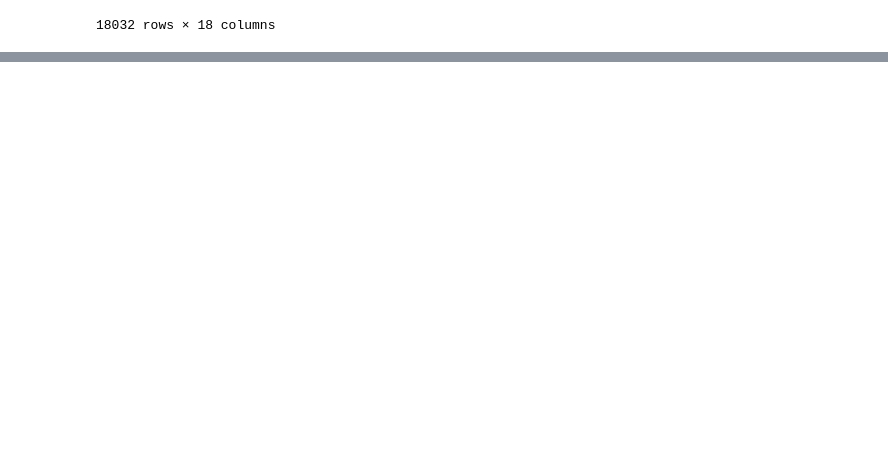
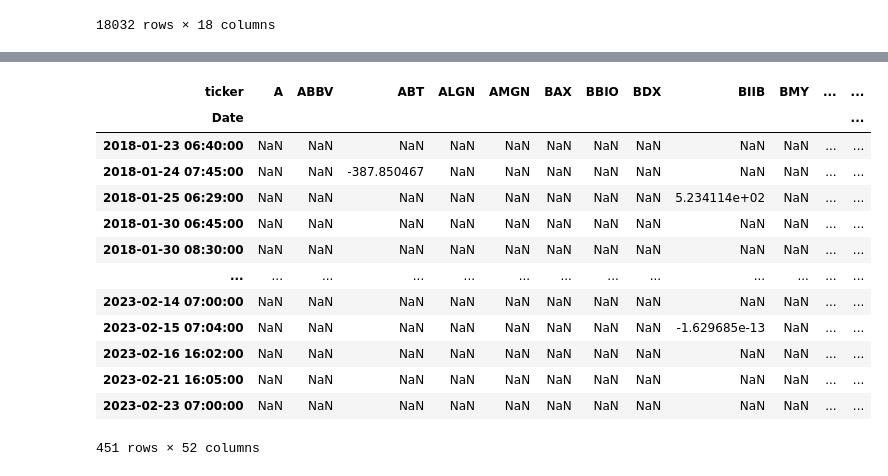
Before and after one commit to shreyjain-uchicago/ProjectLab_Spring-24_HullTactical, a Jupyter notebook: options_analysis sectors.ipynb, the cells around one changed output, grey strips where cells are left out. Cells and saved outputs as stored; diff of their text form; code cells hidden in the pictures; blank space fills up the shorter version.

```diff
--- a/options_analysis sectors.ipynb
+++ b/options_analysis sectors.ipynb
@@ -445,0 +470,3 @@ plt.show()
+# %%
+df_Health_Care.set_index('Date', inplace=True)
+df_Health_Care.head(1)
@@ -445,0 +477,19 @@ plt.show()
+# %%
+# Pivot the DataFrame to get 'ticker' as columns and 'straddle_pnl' as values
+result_health = df_Health_Care.pivot_table(index='Date', columns='ticker', values='straddle_pnl', aggfunc='first')
+display(result_health)
+# %% [output]
+| ticker | A | ABBV | ABT | ALGN | AMGN | BAX | BBIO | BDX | BIIB | BMY | ... | ... |
+| Date |  |  |  |  |  |  |  |  |  |  |  | ... |
+| 2018-01-23 06:40:00 | NaN | NaN | NaN | NaN | NaN | NaN | NaN | NaN | NaN | NaN | ... | ... |
+| 2018-01-24 07:45:00 | NaN | NaN | -387.850467 | NaN | NaN | NaN | NaN | NaN | NaN | NaN | ... | ... |
+| 2018-01-25 06:29:00 | NaN | NaN | NaN | NaN | NaN | NaN | NaN | NaN | 5.234114e+02 | NaN | ... | ... |
+| 2018-01-30 06:45:00 | NaN | NaN | NaN | NaN | NaN | NaN | NaN | NaN | NaN | NaN | ... | ... |
+| 2018-01-30 08:30:00 | NaN | NaN | NaN | NaN | NaN | NaN | NaN | NaN | NaN | NaN | ... | ... |
+| ... | ... | ... | ... | ... | ... | ... | ... | ... | ... | ... | ... | ... |
+| 2023-02-14 07:00:00 | NaN | NaN | NaN | NaN | NaN | NaN | NaN | NaN | NaN | NaN | ... | ... |
+| 2023-02-15 07:04:00 | NaN | NaN | NaN | NaN | NaN | NaN | NaN | NaN | -1.629685e-13 | NaN | ... | ... |
+| 2023-02-16 16:02:00 | NaN | NaN | NaN | NaN | NaN | NaN | NaN | NaN | NaN | NaN | ... | ... |
+| 2023-02-21 16:05:00 | NaN | NaN | NaN | NaN | NaN | NaN | NaN | NaN | NaN | NaN | ... | ... |
+| 2023-02-23 07:00:00 | NaN | NaN | NaN | NaN | NaN | NaN | NaN | NaN | NaN | NaN | ... | ... |
+451 rows × 52 columns
```
Also changed, not shown: parts of 44 cells of this notebook.
